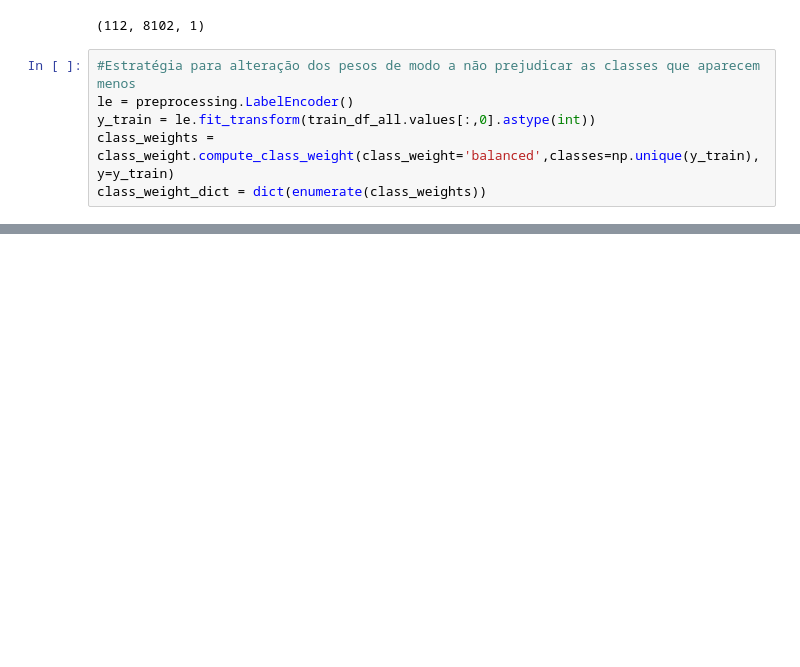
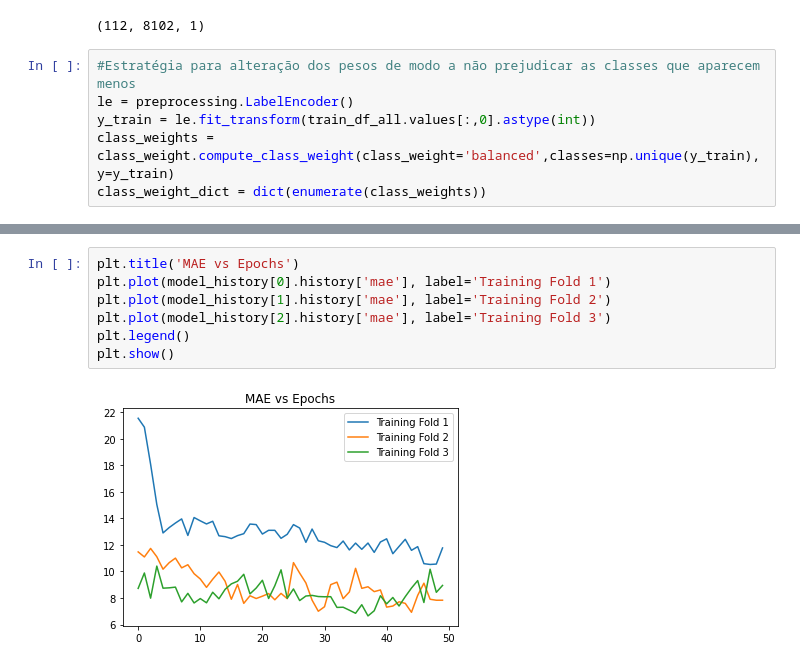
Before and after one commit to 154Nacho/DL, a Jupyter notebook: projeto_1d_lit.ipynb, the cells around one changed output, grey strips where cells are left out. Cells and saved outputs as stored; diff of their text form; blank space fills up the shorter version.

```diff
--- a/projeto_1d_lit.ipynb
+++ b/projeto_1d_lit.ipynb
@@ -299,0 +322,9 @@ Epoch 12/25
+# %%
+plt.title('MAE vs Epochs')
+plt.plot(model_history[0].history['mae'], label='Training Fold 1')
+plt.plot(model_history[1].history['mae'], label='Training Fold 2')
+plt.plot(model_history[2].history['mae'], label='Training Fold 3')
+plt.legend()
+plt.show()
+# %% [output]
+[figure, added]
```
Also changed, not shown: parts of 7 cells of this notebook, 2 other files.
